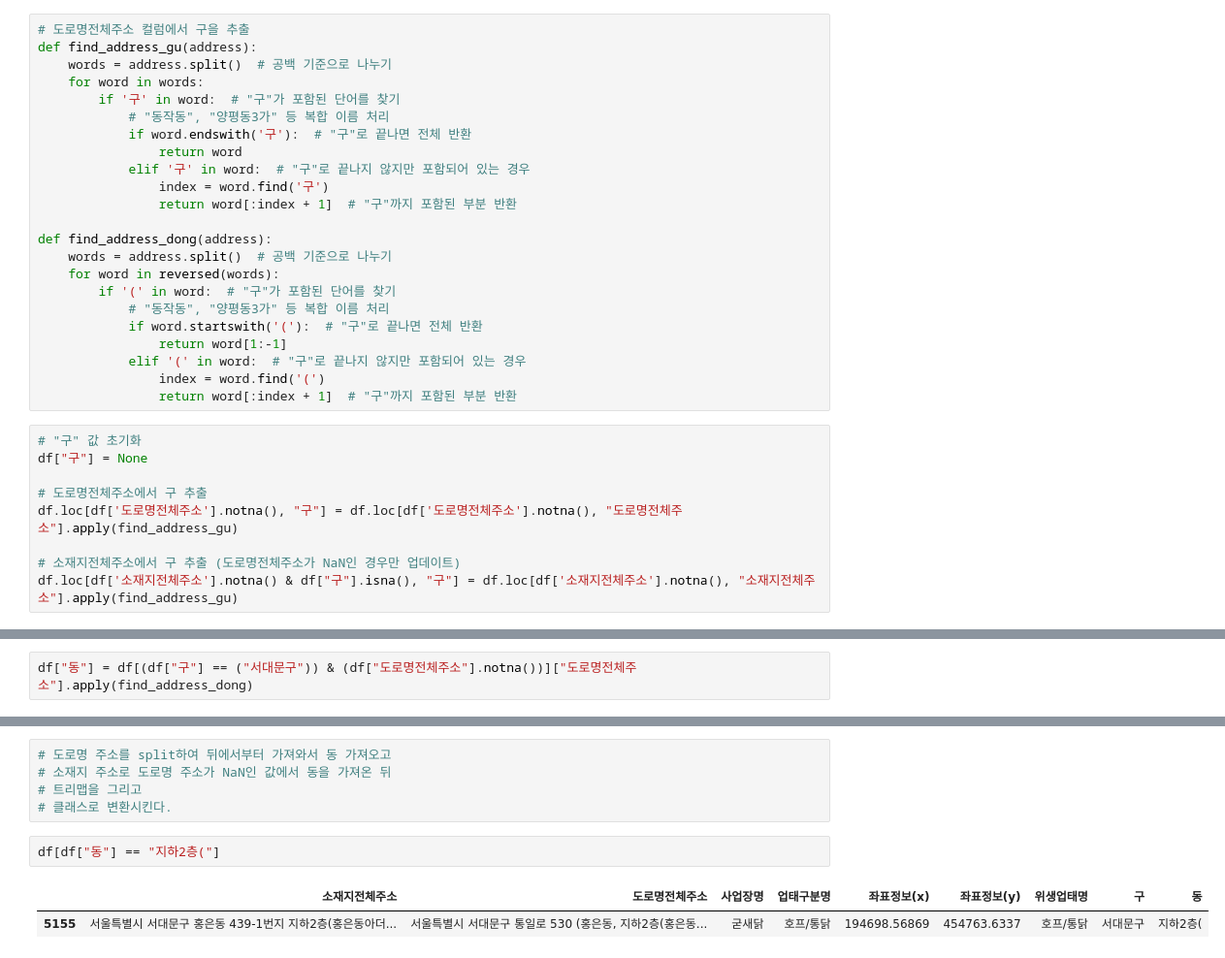
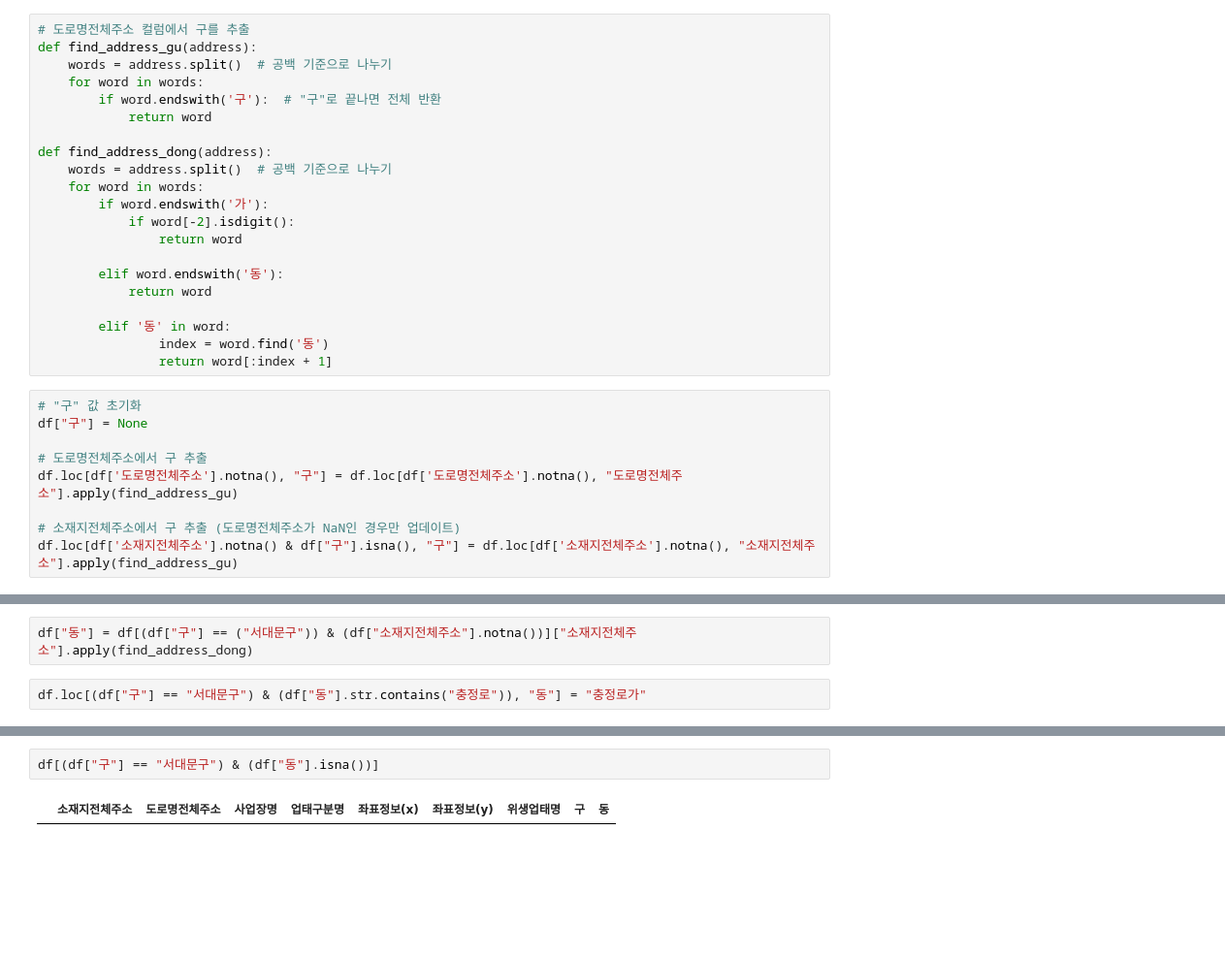
Before and after one commit to lth0813/SeSAC-LECTURE, a Jupyter notebook: 과제/MP3/MP3.ipynb, the cells around one changed output, grey strips where cells are left out. Shown at 97% size. Drawn from its saved outputs; the diff is of its cells as text; blank space fills up the shorter version.

```diff
--- a/과제/MP3/MP3.ipynb
+++ b/과제/MP3/MP3.ipynb
@@ -90,28 +93,26 @@ df.drop(columns=["폐업일자","휴업시작일자","휴업종료일자","재
 # 사업자명이 null값이 아니면서 치킨이 포함되는 음식점이거나 업태구분명, 위생업태명에 통닭이 포함되는 업체만 출력
 df = df[(df["사업장명"].notna()) & (df["사업장명"].str.contains("치킨")) | (df["업태구분명"].str.contains("통닭")) | (df["위생업태명"].str.contains("통닭"))].reset_index(drop=True)
 # %%
-# 도로명전체주소 컬럼에서 구을 추출
+# 도로명전체주소 컬럼에서 구를 추출
 def find_address_gu(address):
     words = address.split()  # 공백 기준으로 나누기
     for word in words:
-        if '구' in word:  # "구"가 포함된 단어를 찾기
-            # "동작동", "양평동3가" 등 복합 이름 처리
-            if word.endswith('구'):  # "구"로 끝나면 전체 반환
-                return word
-            elif '구' in word:  # "구"로 끝나지 않지만 포함되어 있는 경우
-                index = word.find('구')
-                return word[:index + 1]  # "구"까지 포함된 부분 반환
+        if word.endswith('구'):  # "구"로 끝나면 전체 반환
+            return word
 
 def find_address_dong(address):
     words = address.split()  # 공백 기준으로 나누기
-    for word in reversed(words):
-        if '(' in word:  # "구"가 포함된 단어를 찾기
-            # "동작동", "양평동3가" 등 복합 이름 처리
-            if word.startswith('('):  # "구"로 끝나면 전체 반환
-                return word[1:-1]
-            elif '(' in word:  # "구"로 끝나지 않지만 포함되어 있는 경우
-                index = word.find('(')
-                return word[:index + 1]  # "구"까지 포함된 부분 반환
+    for word in words:
+        if word.endswith('가'):
+            if word[-2].isdigit():
+                return word
+
+        elif word.endswith('동'):
+            return word
+
+        elif '동' in word:
+                index = word.find('동')
+                return word[:index + 1]
 # %%
 # "구" 값 초기화
 df["구"] = None
@@ -124,3 +135,5 @@ df.loc[df['소재지전체주소'].notna() & df["구"].isna(), "구"] = df.loc[d
 # %%
-df["동"] = df[(df["구"] == ("서대문구")) & (df["도로명전체주소"].notna())]["도로명전체주소"].apply(find_address_dong)
+df["동"] = df[(df["구"] == ("서대문구")) & (df["소재지전체주소"].notna())]["소재지전체주소"].apply(find_address_dong)
+# %%
+df.loc[(df["구"] == "서대문구") & (df["동"].str.contains("충정로")), "동"] = "충정로가"
 # %%
@@ -141,10 +144,4 @@ array(['창천동', '홍제동', '남가좌동', '연희동', '창천동,(지상
-# %%
-# 도로명 주소를 split하여 뒤에서부터 가져와서 동 가져오고
-# 소재지 주소로 도로명 주소가 NaN인 값에서 동을 가져온 뒤
-# 트리맵을 그리고
-# 클래스로 변환시킨다.
 # %%
-df[df["동"] == "지하2층("]
+df[(df["구"] == "서대문구") & (df["동"].isna())]
 # %% [output]
 |  | 소재지전체주소 | 도로명전체주소 | 사업장명 | 업태구분명 | 좌표정보(x) | 좌표정보(y) | 위생업태명 | 구 | 동 |
-| 5155 | 서울특별시 서대문구 홍은동 439-1번지 지하2층(홍은동아더... | 서울특별시 서대문구 통일로 530 (홍은동, 지하2층(홍은동... | 굳새닭 | 호프/통닭 | 194698.56869 | 454763.6337 | 호프/통닭 | 서대문구 | 지하2층( |
```
Also changed, not shown: parts of 7 cells of this notebook, 1 other file.
